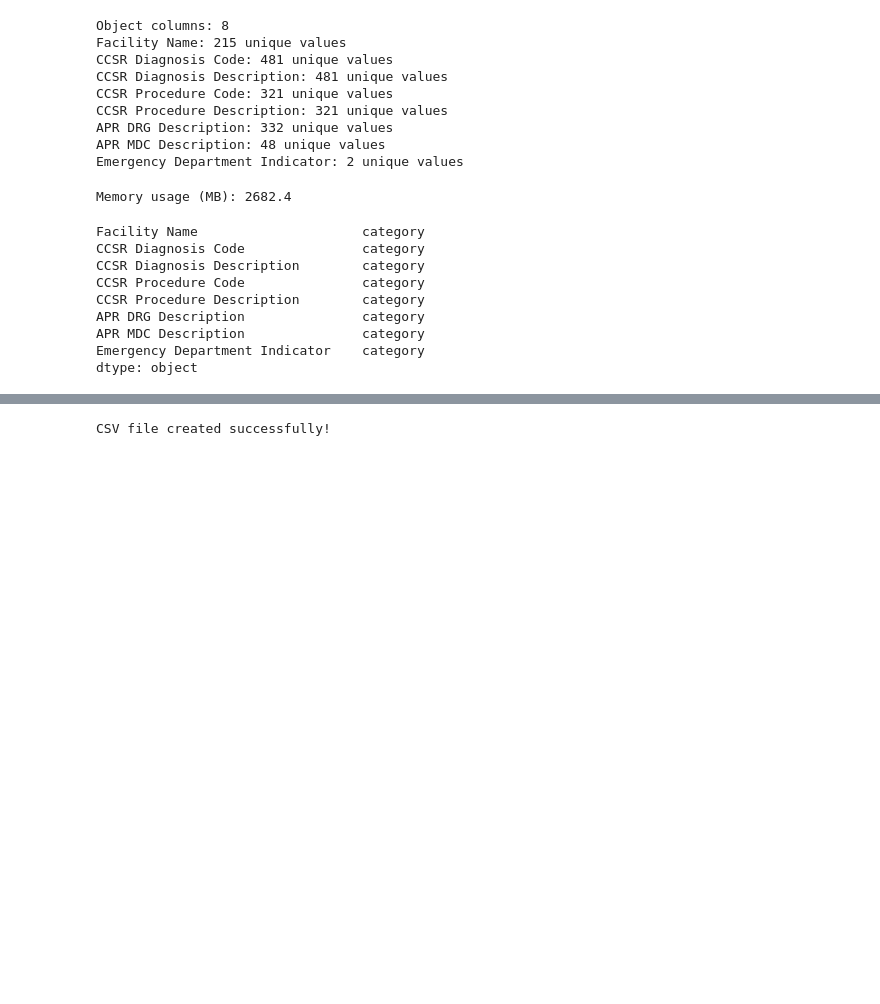
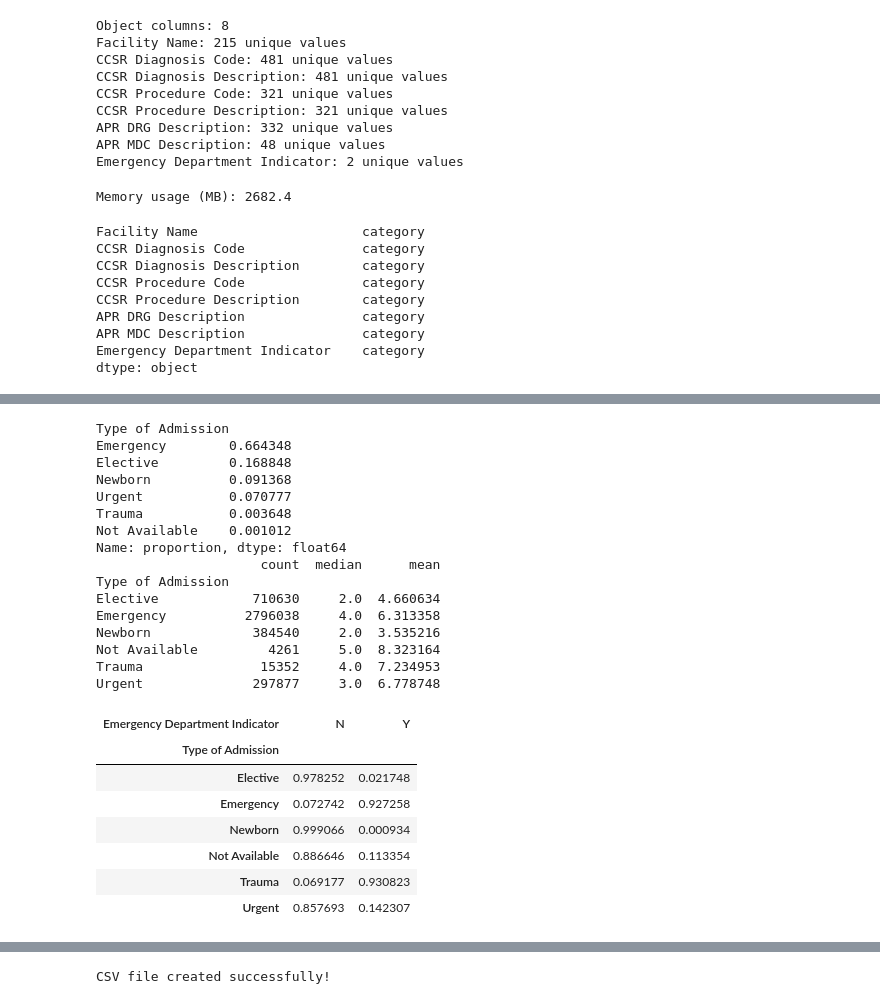
Before and after one commit to hamza0sama/DEPI_Final_Project, a Jupyter notebook: Feature Engineering.ipynb, the cells around one changed output, grey strips where cells are left out. Drawn from its saved outputs; the diff is of its cells as text; code cells hidden in the pictures; blank space fills up the shorter version.

```diff
--- a/Feature Engineering.ipynb
+++ b/Feature Engineering.ipynb
@@ -354,0 +423,33 @@ dtype: object
+# %%
+print(df['Type of Admission'].value_counts(normalize=True))
+
+print(df.groupby('Type of Admission', observed=True)['Length of Stay']
+        .agg(['count', 'median', 'mean']))
+
+pd.crosstab(df['Type of Admission'], df['Emergency Department Indicator'],
+            normalize='index')
+# %% [output]
+Type of Admission
+Emergency        0.664348
+Elective         0.168848
+Newborn          0.091368
+Urgent           0.070777
+Trauma           0.003648
+Not Available    0.001012
+Name: proportion, dtype: float64
+                     count  median      mean
+Type of Admission
+Elective            710630     2.0  4.660634
+Emergency          2796038     4.0  6.313358
+Newborn             384540     2.0  3.535216
+Not Available         4261     5.0  8.323164
+Trauma               15352     4.0  7.234953
+Urgent              297877     3.0  6.778748
+| Emergency Department Indicator | N | Y |
+| Type of Admission |  |  |
+| Elective | 0.978252 | 0.021748 |
+| Emergency | 0.072742 | 0.927258 |
+| Newborn | 0.999066 | 0.000934 |
+| Not Available | 0.886646 | 0.113354 |
+| Trauma | 0.069177 | 0.930823 |
+| Urgent | 0.857693 | 0.142307 |
```
Also changed, not shown: parts of 7 cells of this notebook, 2 other files.
